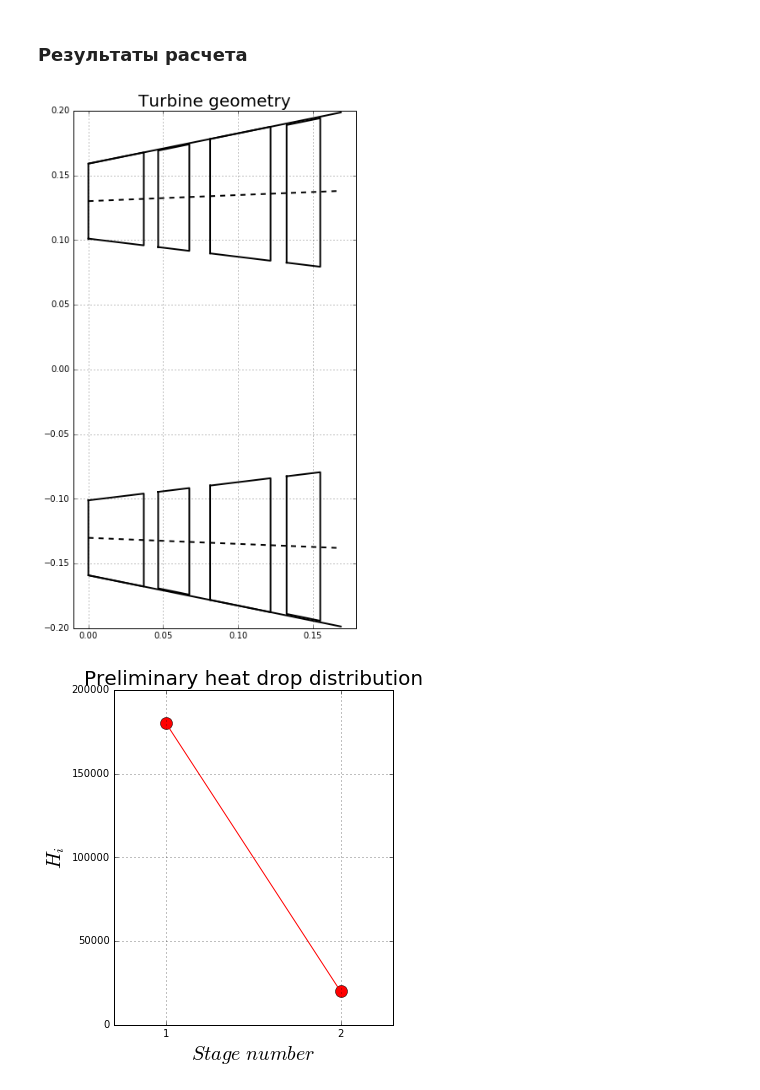
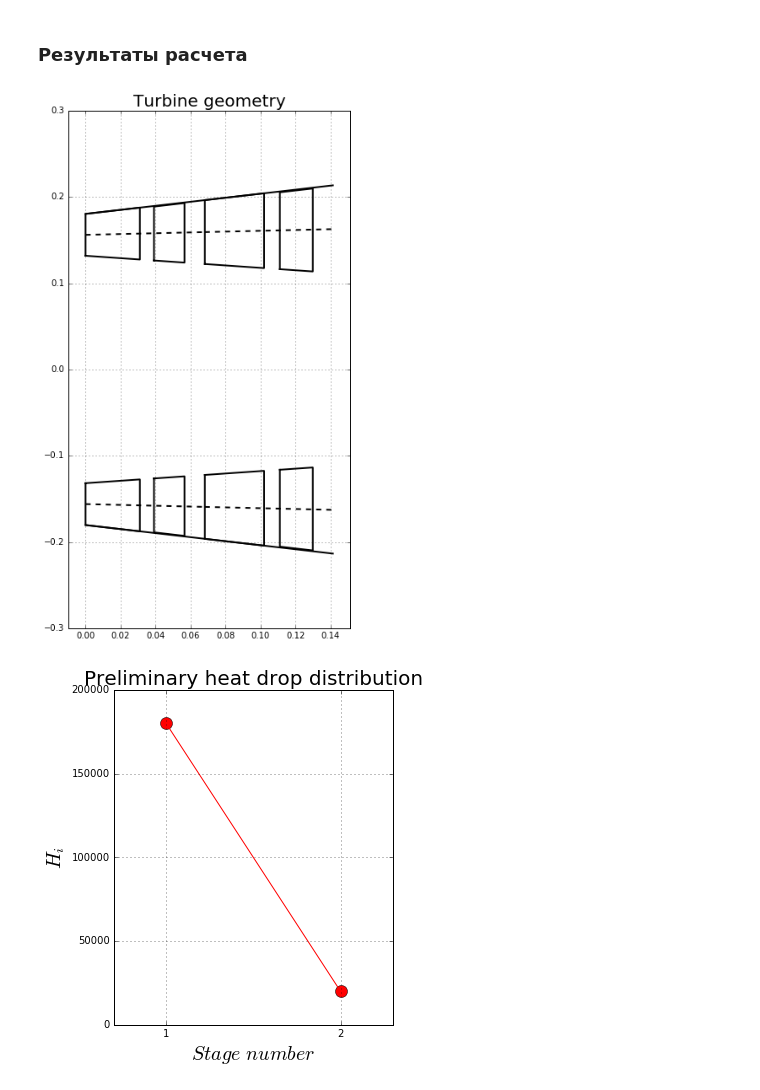
Before and after one commit to las-palmas1/turbine_calculation, a Jupyter notebook: average_streamline_calculation.ipynb, the cells around one changed output. Saved outputs shown, nothing was run; the diff lists cells and outputs as text; code cells hidden in the pictures.

```diff
--- a/average_streamline_calculation.ipynb
+++ b/average_streamline_calculation.ipynb
@@ -31,15 +31,15 @@ power_turbine.G_turbine = my_engine_cycle.combustion_chamber.output.g_gas[0] * m
 power_turbine.stage_number = 2
 power_turbine.H_t_stag_cycle = my_engine_cycle.power_turbine.output.H_turb_stag[0]
 power_turbine.eta_t_stag_cycle = my_engine_cycle.power_turbine.output.eta_turb_stag[0]
-power_turbine.n_rel = 0.9
-power_turbine.sigma_l = 260e6
+power_turbine.n = 18e3
 power_turbine.p_g_stag = my_engine_cycle.power_turbine.input.p_in_stag[0]
 power_turbine.T_g_stag = my_engine_cycle.power_turbine.input.T_in_stag[0]
 power_turbine.p_t_stag_cycle = my_engine_cycle.power_turbine.input.p_out_stag[0]
 power_turbine.T_t_stag_cycle = my_engine_cycle.power_turbine.output.T_out_stag[0]
 power_turbine.alpha_air = my_engine_cycle.combustion_chamber.output.alpha[0]
 power_turbine.L_t_cycle = my_engine_cycle.power_turbine.output.L_turb[0]
-power_turbine.l1_D1_ratio = 0.285
+# power_turbine.l1_D1_ratio = 0.285
+power_turbine.l1_D1_ratio = 0.20
 power_turbine.H01_init = 180e3
 power_turbine.c21_init = 200
 power_turbine.alpha11 = 17 * deg
@@ -58,17 +58,17 @@ power_turbine.geom[1].l2_b_rk_ratio = 93 / 18
 # %%
 power_turbine.compute_geometry(compute_heat_drop_auto=False)
 power_turbine.geom[0].H0 = 180e3
 power_turbine.geom[1].H0 = 20e3
-power_turbine.geom[0].rho = 0.1
-power_turbine.geom[1].rho = 0.1
-power_turbine.compute_stages_gas_dynamics()
+power_turbine.geom[0].rho = 0.3
+power_turbine.geom[1].rho = 0.3
+power_turbine.compute_stages_gas_dynamics(precise_heat_drop=False)
 power_turbine.compute_integrate_turbine_parameters()
 st1 = power_turbine[0]
 st2 = power_turbine[1]
 power_turbine.save()
 power_turbine.geom.plot_geometry(figsize=(6, 11))
 # %% [output]
-[figure, old version]
+[figure, new version]
 # %%
 power_turbine.geom.plot_heat_drop_distribution(figsize=(5, 6))
 # %% [output]
```
Also changed, not shown: parts of 11 cells of this notebook, 1 other file.
